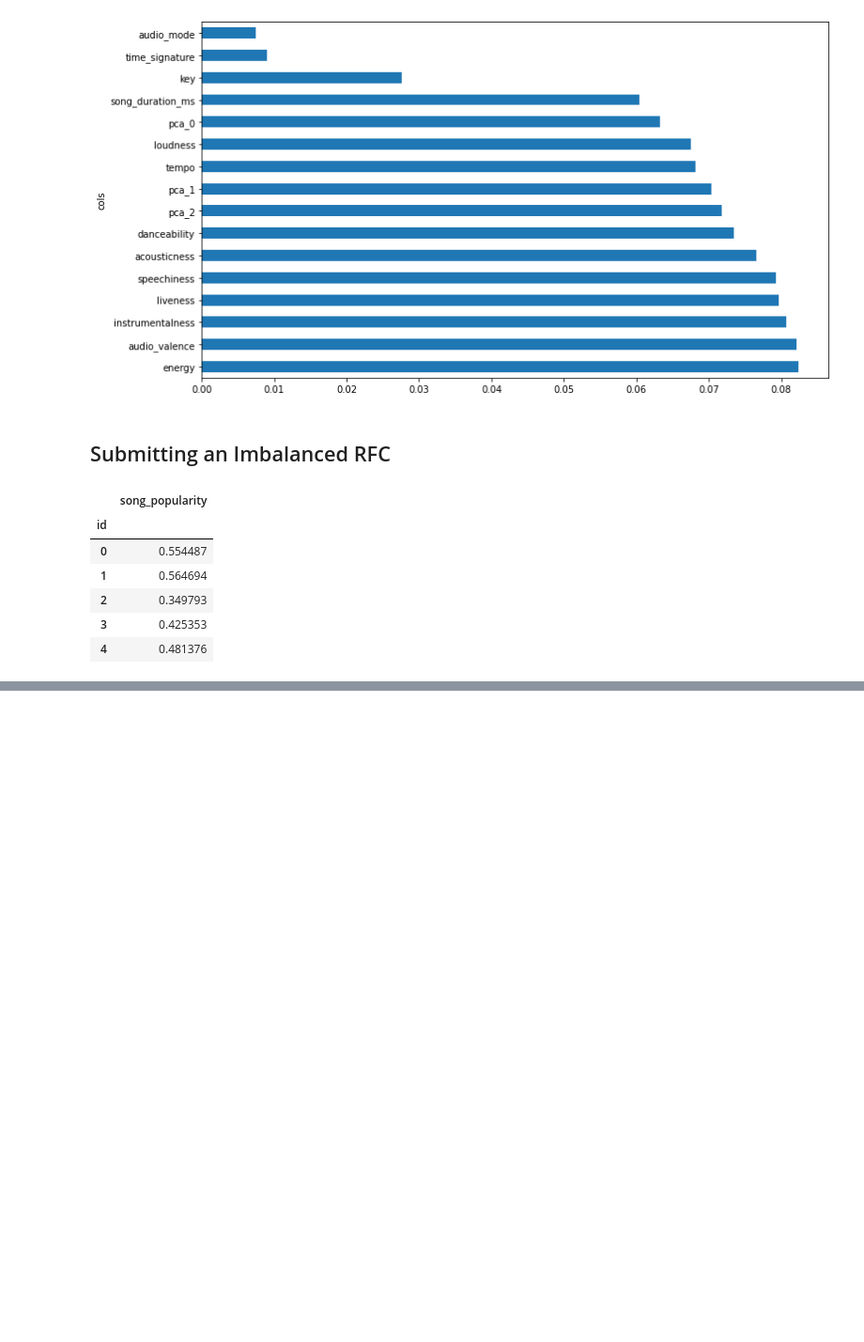
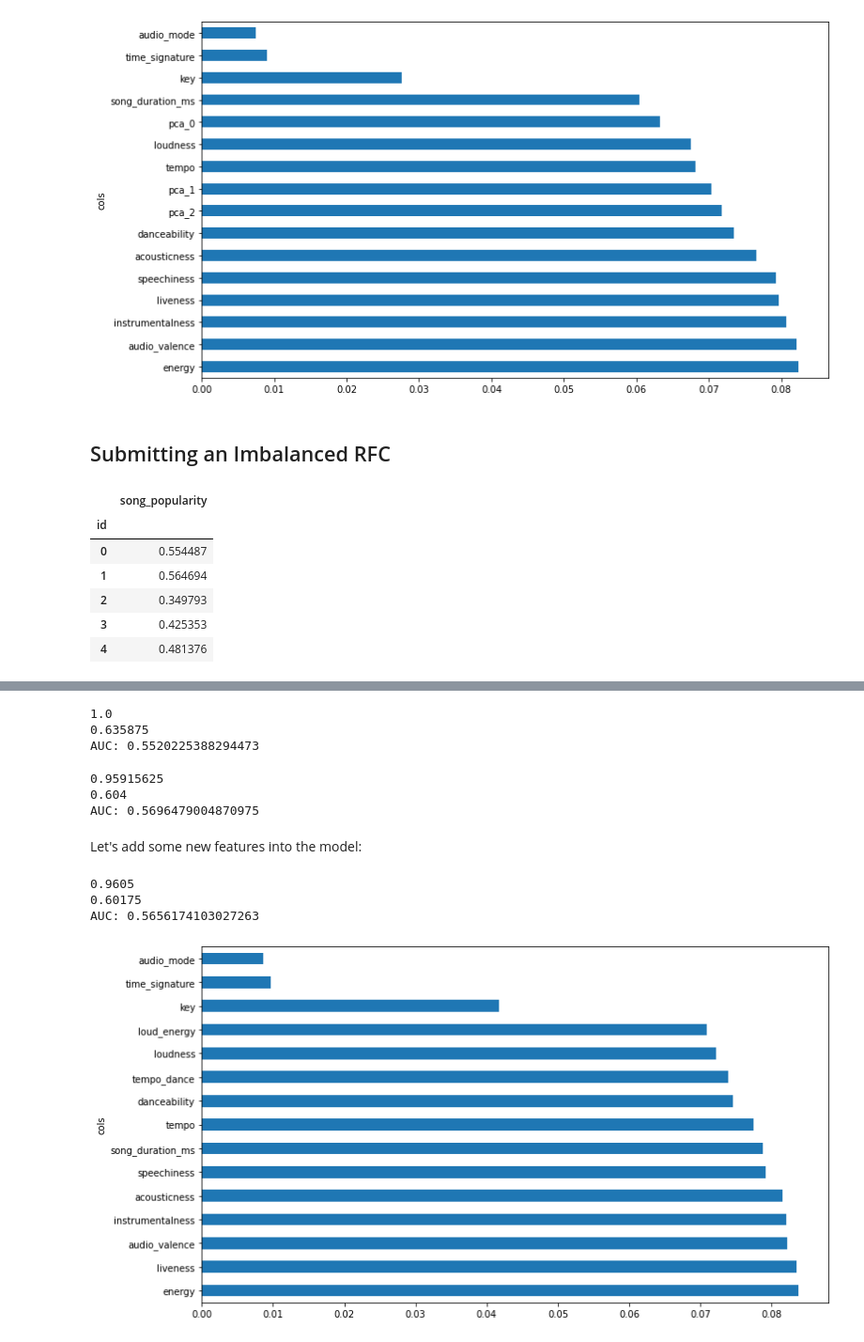
Before and after one commit to berlemontkevin/FrenchNeurons_SongPopularityPrediction, a Jupyter notebook: predicitve_algorithms/random-forest-exploration.ipynb, the cells around one changed output, grey strips where cells are left out. Shown at 94% size. Cells and saved outputs as stored; diff of their text form; code cells hidden in the pictures; blank space fills up the shorter version.

```diff
--- a/predicitve_algorithms/random-forest-exploration.ipynb
+++ b/predicitve_algorithms/random-forest-exploration.ipynb
@@ -286,0 +416,46 @@ submission.to_csv('../submissions/submission_rf_balanced_subsample.csv')
+# %%
+clf_bcw_iterimp = RandomForestClassifier(n_estimators=166, min_samples_leaf=10, min_samples_split = 10, max_features = 'sqrt', max_depth = 90, bootstrap = True,  random_state=42, class_weight='balanced')
+clf_bcw_iterimp.fit(X_train_iterimp, y_train_iterimp)
+print(clf_bcw_iterimp.score(X_train_iterimp, y_train_iterimp))
+print(clf_bcw_iterimp.score(X_valid_iterimp, y_valid_iterimp))
+LR_AUC = roc_auc_score(y_valid_iterimp, clf_bcw_iterimp.predict_proba(X_valid_iterimp)[:,1])
+print("AUC: " + str(LR_AUC))
+# %% [output]
+1.0
+0.635875
+AUC: 0.5520225388294473
+# %%
+clf_bcw_iterimp = RandomForestClassifier(n_estimators=166, min_samples_leaf=10, min_samples_split = 10, max_features = 'sqrt', max_depth = 90,  random_state=42, class_weight='balanced')
+clf_bcw_iterimp.fit(X_train_iterimp, y_train_iterimp)
+print(clf_bcw_iterimp.score(X_train_iterimp, y_train_iterimp))
+print(clf_bcw_iterimp.score(X_valid_iterimp, y_valid_iterimp))
+LR_AUC = roc_auc_score(y_valid_iterimp, clf_bcw_iterimp.predict_proba(X_valid_iterimp)[:,1])
+print("AUC: " + str(LR_AUC))
+# %% [output]
+0.95915625
+0.604
+AUC: 0.5696479004870975
+# %% [markdown]
+Let's add some new features into the model:
+# %%
+df_train_iterimp['tempo_dance'] = df_train_iterimp['tempo'] * df_train_iterimp['danceability']
+df_train_iterimp['loud_energy'] = df_train_iterimp['loudness'] * df_train_iterimp['energy']
+useful_cols = [cols for cols in df_train_iterimp.columns if cols not in ['song_popularity', 'id']  ]
+# %%
+X_train_iterimp, X_valid_iterimp, y_train_iterimp, y_valid_iterimp = train_test_split(df_train_iterimp[useful_cols], train['song_popularity'], test_size=0.2, random_state=42)
+# %%
+clf_bcw_iterimp = RandomForestClassifier(n_estimators=166, min_samples_leaf=10, min_samples_split = 10, max_features = 'sqrt', max_depth = 90,  random_state=42, class_weight='balanced_subsample')
+clf_bcw_iterimp.fit(X_train_iterimp, y_train_iterimp)
+print(clf_bcw_iterimp.score(X_train_iterimp, y_train_iterimp))
+print(clf_bcw_iterimp.score(X_valid_iterimp, y_valid_iterimp))
+LR_AUC = roc_auc_score(y_valid_iterimp, clf_bcw_iterimp.predict_proba(X_valid_iterimp)[:,1])
+print("AUC: " + str(LR_AUC))
+# %% [output]
+0.9605
+0.60175
+AUC: 0.5656174103027263
+# %%
+fi_added = rf_feat_importance(clf_bcw_iterimp, X_train_iterimp)
+plot_fi(fi_added);
+# %% [output]
+[figure, added]
```
Also changed, not shown: parts of 20 cells of this notebook, 2 other files.
